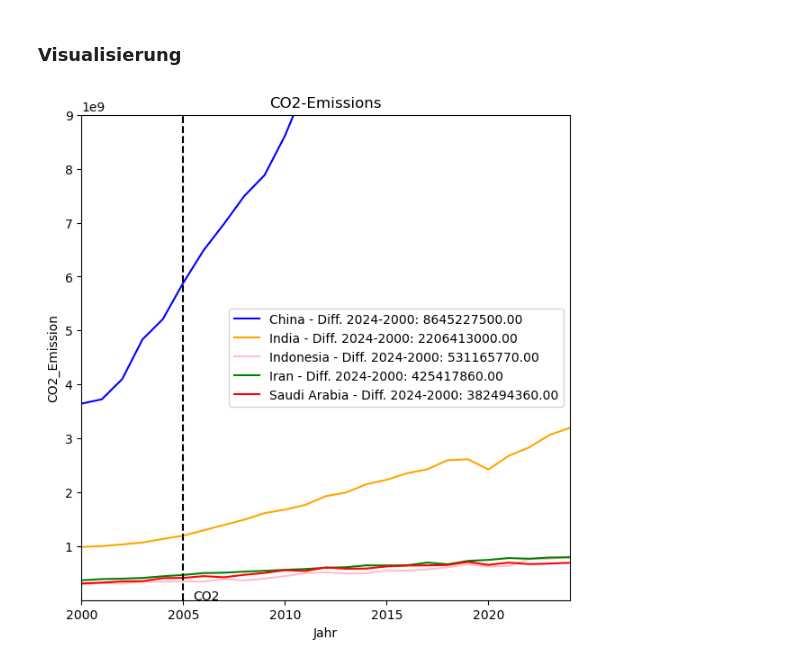
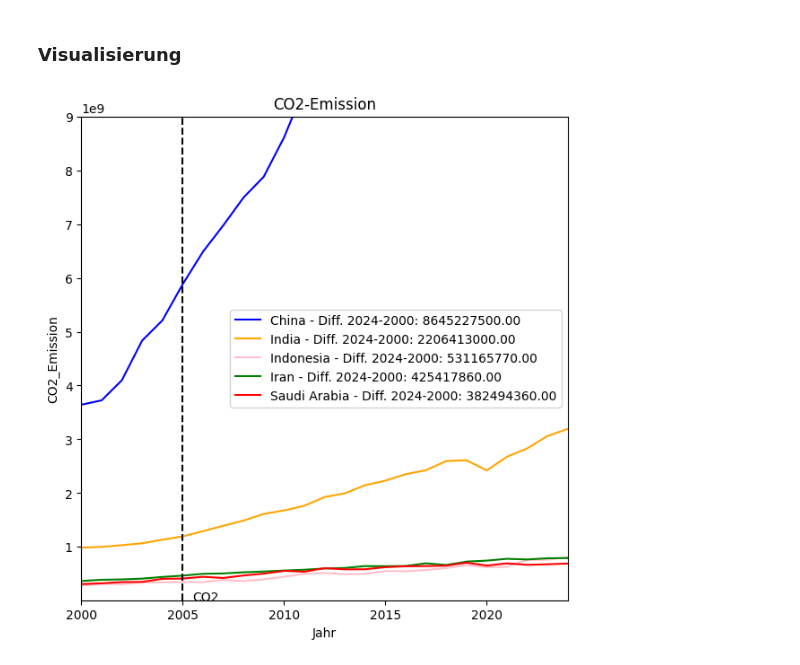
Before and after one commit to itulahjess/LN_2_Github_Python, a Jupyter notebook: Analyse.ipynb, the cells around one changed output. Cells and saved outputs as stored; diff of their text form; code cells hidden in the pictures.

```diff
--- a/Analyse.ipynb
+++ b/Analyse.ipynb
@@ -15,6 +15,6 @@ https://ourworldindata.org/grapher/annual-co2-emissions-per-country
 import pandas as pd
 # %%
 df = pd.read_csv('annual-co2-emissions-per-country.csv', skiprows=1,
-                 names=['Gebiet','Code','Jahr','Tonnen'])
+                 names=['Gebiet','Code','Jahr','CO2-Emission (Tonnen)'])
 df.head()
 # %% [output]
@@ -27,6 +27,6 @@ df.head()
 # %% [markdown]
 ## 2. Daten vorbereiten
 # %%
-df_pivot = df.pivot(index='Gebiet', columns='Jahr', values='Tonnen')
+df_pivot = df.pivot(index='Gebiet', columns='Jahr', values='CO2-Emission (Tonnen)')
 df_pivot.head()
 # %% [output]
@@ -152,12 +148,12 @@ df.describe()
 | max | 2024.000000 | 1.228904e+10 |
 # %%
-g = df['Tonnen'].plot(kind='hist', bins=20, title='Histogramm der Tonnen',
-                           xlabel='Tonnen', ylabel='Anzahl Datenpunkte')
-mean = df['Tonnen'].mean()
-g.axvline(x=df['Tonnen'].mean(), color='red',label=f'Mittelwert = {mean:.2f}')
+g = df['CO2-Emission (Tonnen)'].plot(kind='hist', bins=20, title='Histogramm der CO2-Emission (Tonnen)',
+                           xlabel='CO2-Emission (Tonnen)', ylabel='Anzahl Datenpunkte')
+mean = df['CO2-Emission (Tonnen)'].mean()
+g.axvline(x=df['CO2-Emission (Tonnen)'].mean(), color='red',label=f'Mittelwert = {mean:.2f}')
 
-median = df['Tonnen'].median()
-g.axvline(x=df['Tonnen'].median(), color='orange',label=  f'Median = {median:.2f}')
+median = df['CO2-Emission (Tonnen)'].median()
+g.axvline(x=df['CO2-Emission (Tonnen)'].median(), color='orange',label=  f'Median = {median:.2f}')
 
 g.legend()
 # %% [output]
@@ -202,3 +198,5 @@ Gebiets_liste = diffs[diff_sel].nlargest(5).index.tolist()
 print(Gebiets_liste)
 # %% [output]
 ['China', 'India', 'Indonesia', 'Iran', 'Saudi Arabia']
+# %%
+diffs=df_pivot.loc[Gebiets_liste,]
@@ -207,26 +210,26 @@ print(Gebiets_liste)
 # %%
 color_dict = {
     'China': 'blue',
     'India': 'orange',
     'Indonesia': 'pink',
     'Iran': 'green',
     'Saudi Arabia': 'red',
 
 }
 
 for gebiet in Gebiets_liste:
     diff = diffs[gebiet]
-    g = df_pivot.loc[gebiet].plot(title='CO2-Emissions', xlabel='Jahr', ylabel=f'CO2_Emission', legend=True,
+    g = df_pivot.loc[gebiet].plot(title='CO2-Emission', xlabel='Jahr', ylabel=f'CO2_Emission', legend=True,
                                   label=f'{gebiet} - Diff. 2024-2000: {diff:.2f}',
                                   xlim=[2000,2024], ylim=[10000000,9000000000],
                                   color=color_dict[gebiet],
                                   figsize=(7,7))
 
 
 
 
 
 g.axvline(x=2005, color='black', linestyle='--')
 g.text(2005.5, 37, 'CO2');
 # %% [output]
-[figure, old version]
+[figure, new version]
```
Also changed, not shown: parts of 15 cells of this notebook, 3 other files.
